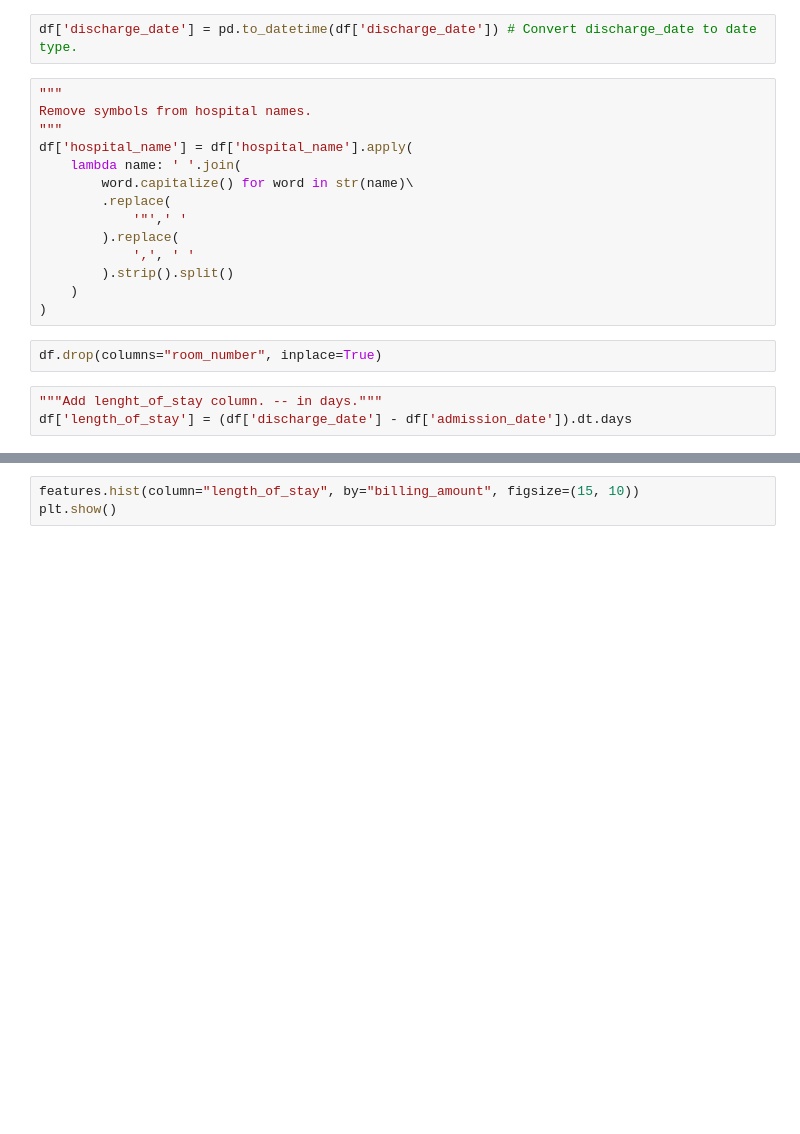
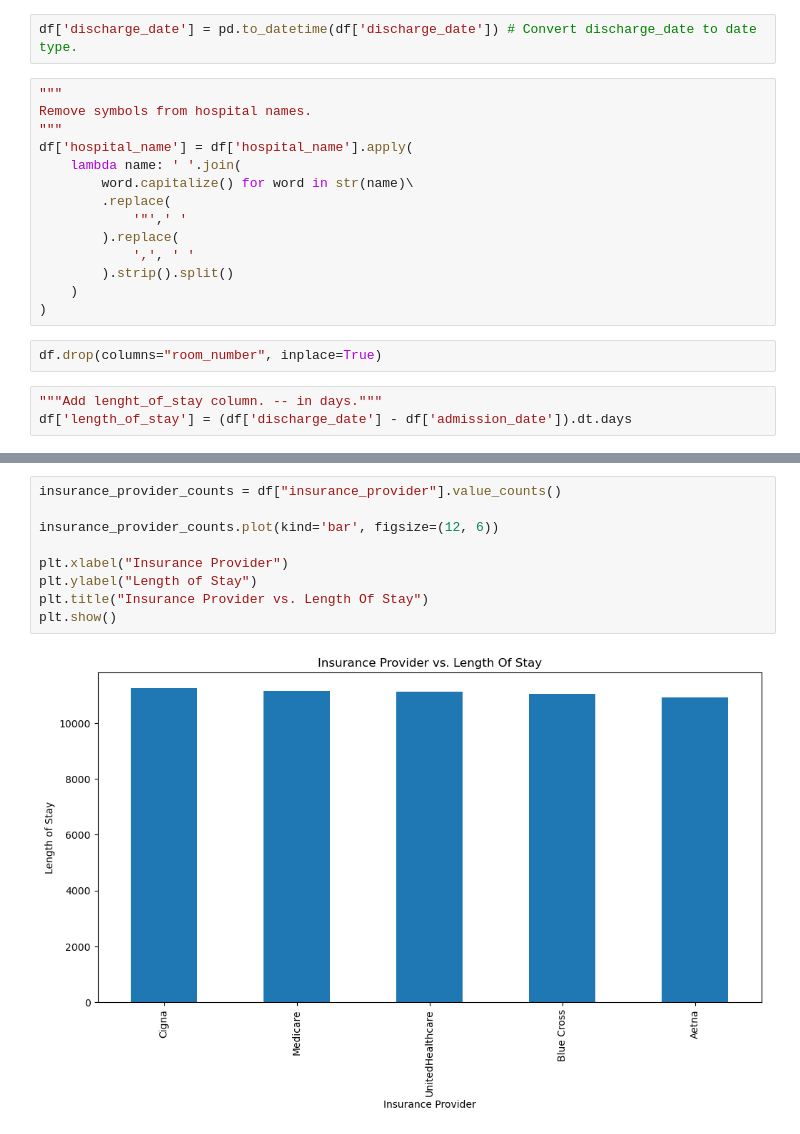
Before and after one commit to abhinna1/CSE4-587-Data-Intensive-Computing, a Jupyter notebook: main.ipynb, the cells around one changed output, grey strips where cells are left out. Saved outputs shown, nothing was run; the diff lists cells and outputs as text; blank space fills up the shorter version.

```diff
--- a/main.ipynb
+++ b/main.ipynb
@@ -101,3 +198,11 @@ plt.show()
-# %%
-features.hist(column="length_of_stay", by="billing_amount", figsize=(15, 10))
-plt.show()
+# %%
+insurance_provider_counts = df["insurance_provider"].value_counts()
+
+insurance_provider_counts.plot(kind='bar', figsize=(12, 6))
+
+plt.xlabel("Insurance Provider")
+plt.ylabel("Length of Stay")
+plt.title("Insurance Provider vs. Length Of Stay")
+plt.show()
+# %% [output]
+[figure, added]
```
Also changed, not shown: parts of 13 cells of this notebook.
